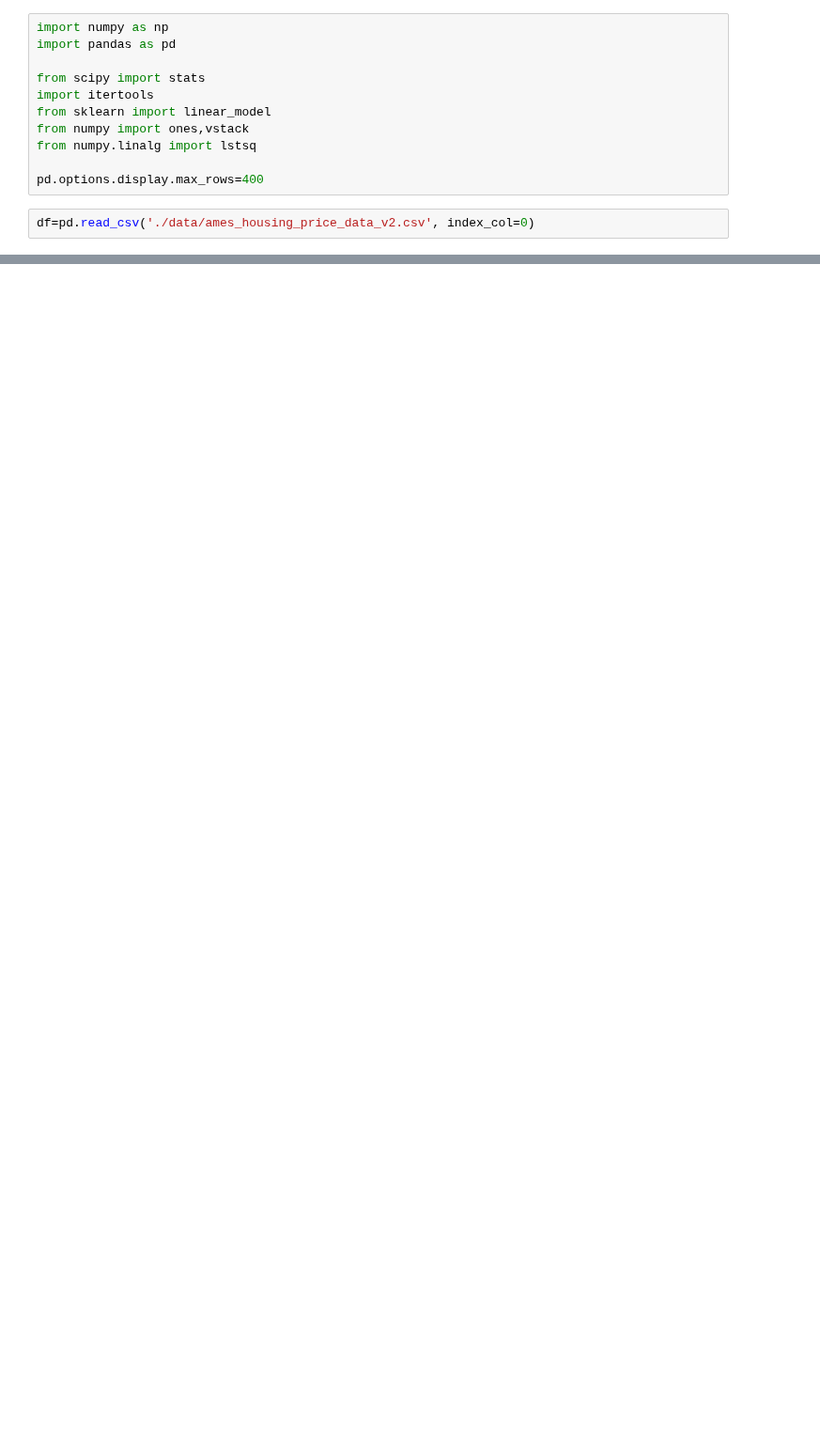
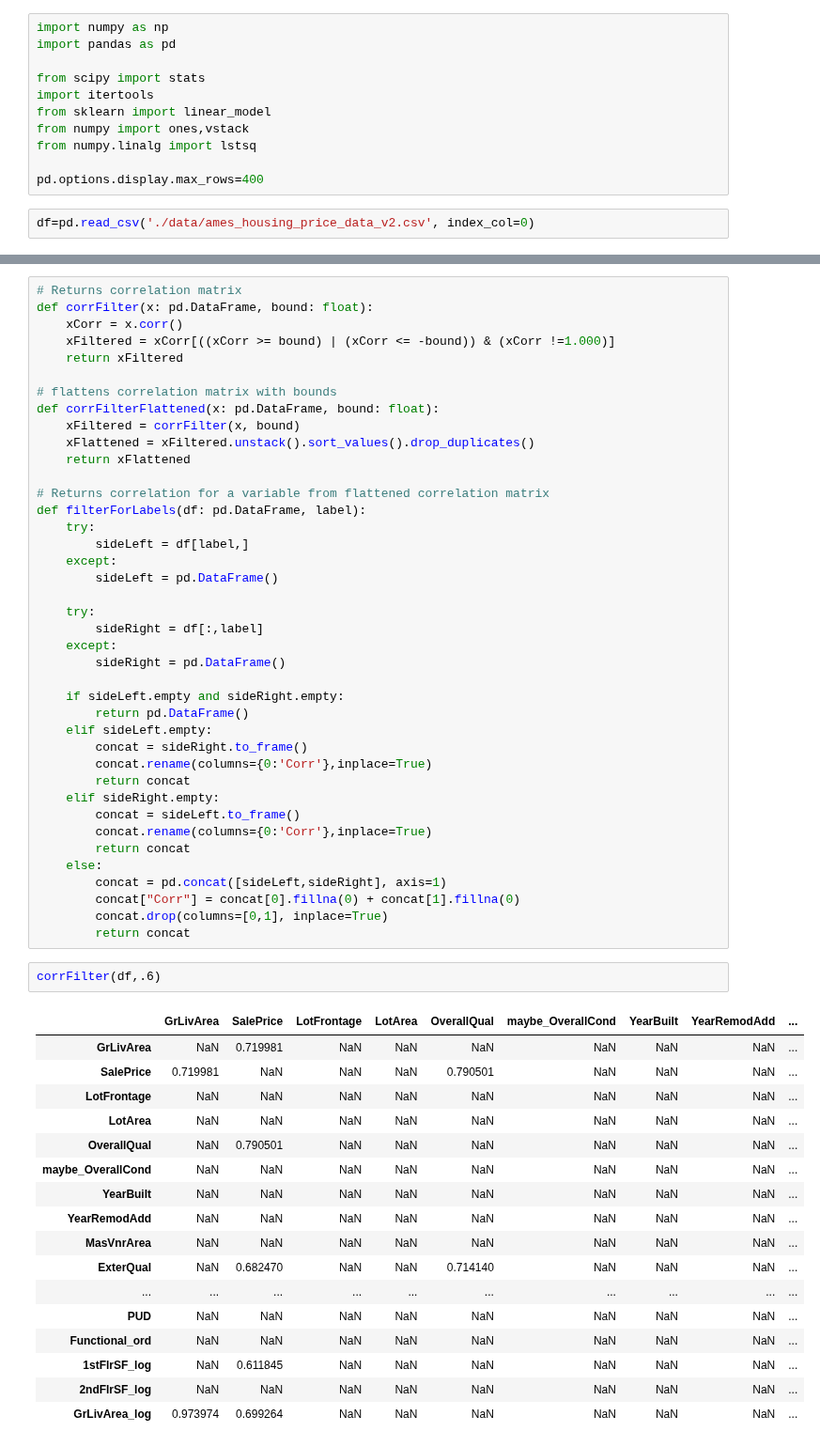
Before and after one commit to kiwymic/operation_goldfish-1, a Jupyter notebook: 02_data_exploration_v01.ipynb, the cells around one changed output, grey strips where cells are left out. Shown at 94% size. Cells and saved outputs as stored; diff of their text form; blank space fills up the shorter version.

```diff
--- a/02_data_exploration_v01.ipynb
+++ b/02_data_exploration_v01.ipynb
@@ -33,0 +65,60 @@ df.head().T
+# %%
+# Returns correlation matrix
+def corrFilter(x: pd.DataFrame, bound: float):
+    xCorr = x.corr()
+    xFiltered = xCorr[((xCorr >= bound) | (xCorr <= -bound)) & (xCorr !=1.000)]
+    return xFiltered
+
+# flattens correlation matrix with bounds
+def corrFilterFlattened(x: pd.DataFrame, bound: float):
+    xFiltered = corrFilter(x, bound)
+    xFlattened = xFiltered.unstack().sort_values().drop_duplicates()
+    return xFlattened
+
+# Returns correlation for a variable from flattened correlation matrix
+def filterForLabels(df: pd.DataFrame, label):
+    try:
+        sideLeft = df[label,]
+    except:
+        sideLeft = pd.DataFrame()
+
+    try:
+        sideRight = df[:,label]
+    except:
+        sideRight = pd.DataFrame()
+
+    if sideLeft.empty and sideRight.empty:
+        return pd.DataFrame()
+    elif sideLeft.empty:
+        concat = sideRight.to_frame()
+        concat.rename(columns={0:'Corr'},inplace=True)
+        return concat
+    elif sideRight.empty:
+        concat = sideLeft.to_frame()
+        concat.rename(columns={0:'Corr'},inplace=True)
+        return concat
+    else:
+        concat = pd.concat([sideLeft,sideRight], axis=1)
+        concat["Corr"] = concat[0].fillna(0) + concat[1].fillna(0)
+        concat.drop(columns=[0,1], inplace=True)
+        return concat
+# %%
+corrFilter(df,.6)
+# %% [output]
+|  | GrLivArea | SalePrice | LotFrontage | LotArea | OverallQual | maybe_OverallCond | YearBuilt | YearRemodAdd | ... |
+| GrLivArea | NaN | 0.719981 | NaN | NaN | NaN | NaN | NaN | NaN | ... |
+| SalePrice | 0.719981 | NaN | NaN | NaN | 0.790501 | NaN | NaN | NaN | ... |
+| LotFrontage | NaN | NaN | NaN | NaN | NaN | NaN | NaN | NaN | ... |
+| LotArea | NaN | NaN | NaN | NaN | NaN | NaN | NaN | NaN | ... |
+| OverallQual | NaN | 0.790501 | NaN | NaN | NaN | NaN | NaN | NaN | ... |
+| maybe_OverallCond | NaN | NaN | NaN | NaN | NaN | NaN | NaN | NaN | ... |
+| YearBuilt | NaN | NaN | NaN | NaN | NaN | NaN | NaN | NaN | ... |
+| YearRemodAdd | NaN | NaN | NaN | NaN | NaN | NaN | NaN | NaN | ... |
+| MasVnrArea | NaN | NaN | NaN | NaN | NaN | NaN | NaN | NaN | ... |
+| ExterQual | NaN | 0.682470 | NaN | NaN | 0.714140 | NaN | NaN | NaN | ... |
+| ... | ... | ... | ... | ... | ... | ... | ... | ... | ... |
+| PUD | NaN | NaN | NaN | NaN | NaN | NaN | NaN | NaN | ... |
+| Functional_ord | NaN | NaN | NaN | NaN | NaN | NaN | NaN | NaN | ... |
+| 1stFlrSF_log | NaN | 0.611845 | NaN | NaN | NaN | NaN | NaN | NaN | ... |
+| 2ndFlrSF_log | NaN | NaN | NaN | NaN | NaN | NaN | NaN | NaN | ... |
+| GrLivArea_log | 0.973974 | 0.699264 | NaN | NaN | NaN | NaN | NaN | NaN | ... |
```
Also changed, not shown: parts of 8 cells of this notebook, 1 other file.
